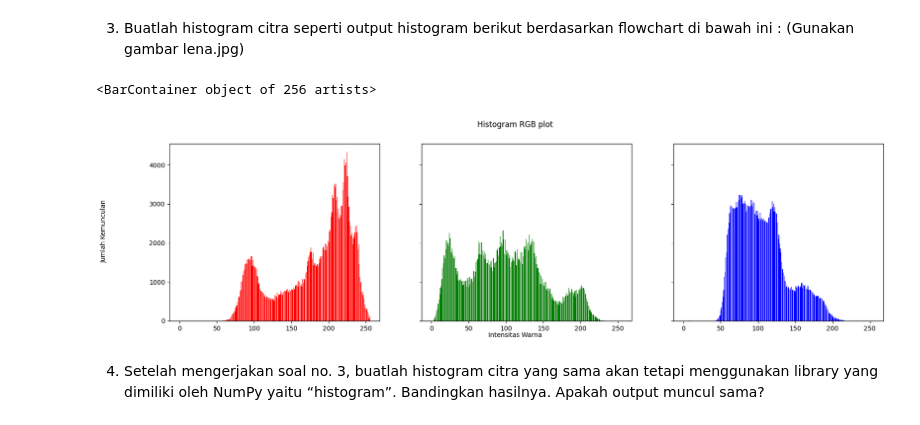
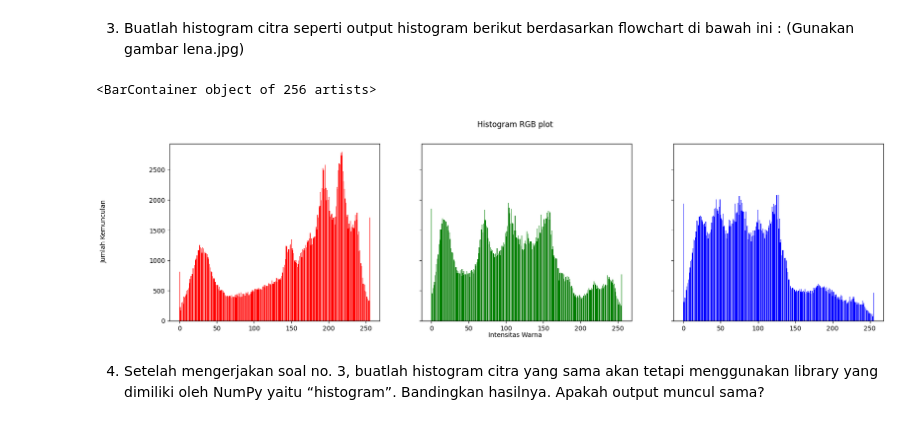
Before and after one commit to dzkmrn/2141720076-pcvk-2023, a Jupyter notebook: Week6.ipynb, the cells around one changed output. Saved outputs shown, nothing was run; the diff lists cells and outputs as text; code cells hidden in the pictures.

```diff
--- a/Week6.ipynb
+++ b/Week6.ipynb
@@ -30,33 +31,33 @@ import glob
 3. Buatlah histogram citra seperti output histogram berikut berdasarkan flowchart di
 bawah ini : (Gunakan gambar lena.jpg)
 # %%
-img_1 = cv.imread('/content/drive/MyDrive/Kuliah/PCVK/assets/lenna.png')
+img_1 = cv.imread('/content/drive/MyDrive/pcvkassets/lena.jpg')
 img_rgb = cv.cvtColor(img_1,cv.COLOR_BGR2RGB)
 
 height, width, depth = np.shape(img_1)
 names = np.arange(256)
 
 blue = [0]*256
 green = [0]*256
 red = [0]*256
 
 for y in range(0,height):
   for x in range(0,width):
     blue[img_1[y][x][0]] += 1
     green[img_1[y][x][1]] += 1
     red[img_1[y][x][2]] += 1
 
 names = np.arange(256)
 fig, axs = plt.subplots(1, 3, figsize=[20,5], sharex=True, sharey=True)
 fig.suptitle('Histogram RGB plot')
 fig.text(0.05, 0.5, 'Jumlah Kemunculan', va='center', rotation='vertical')
 fig.text(0.5, 0.04, 'Intensitas Warna', ha='center')
 axs[0].bar(names, red, color='red')
 axs[1].bar(names, green, color='green')
 axs[2].bar(names, blue, color='blue')
 # %% [output]
 <BarContainer object of 256 artists>
-[figure, old version]
+[figure, new version]
 # %% [markdown]
 4. Setelah mengerjakan soal no. 3, buatlah histogram citra yang sama akan tetapi
 menggunakan library yang dimiliki oleh NumPy yaitu “histogram”. Bandingkan
```
Also changed, not shown: parts of 11 cells of this notebook.
